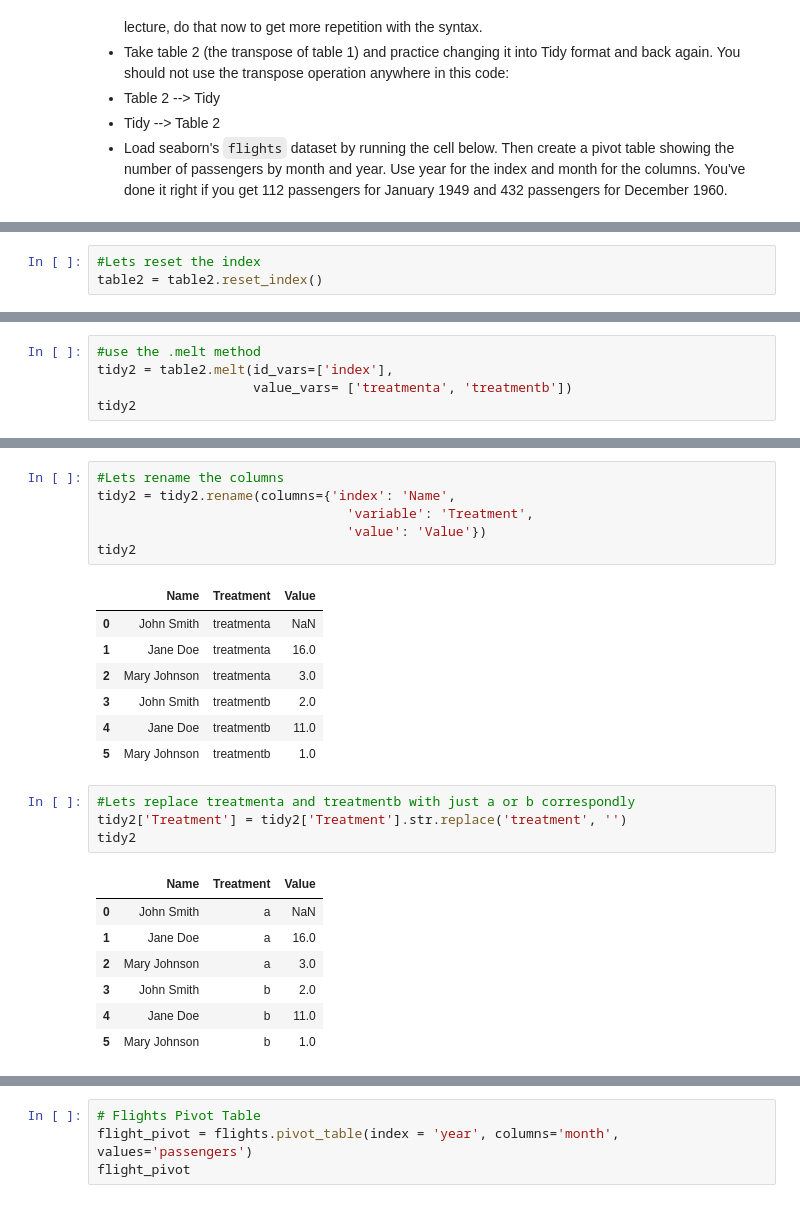
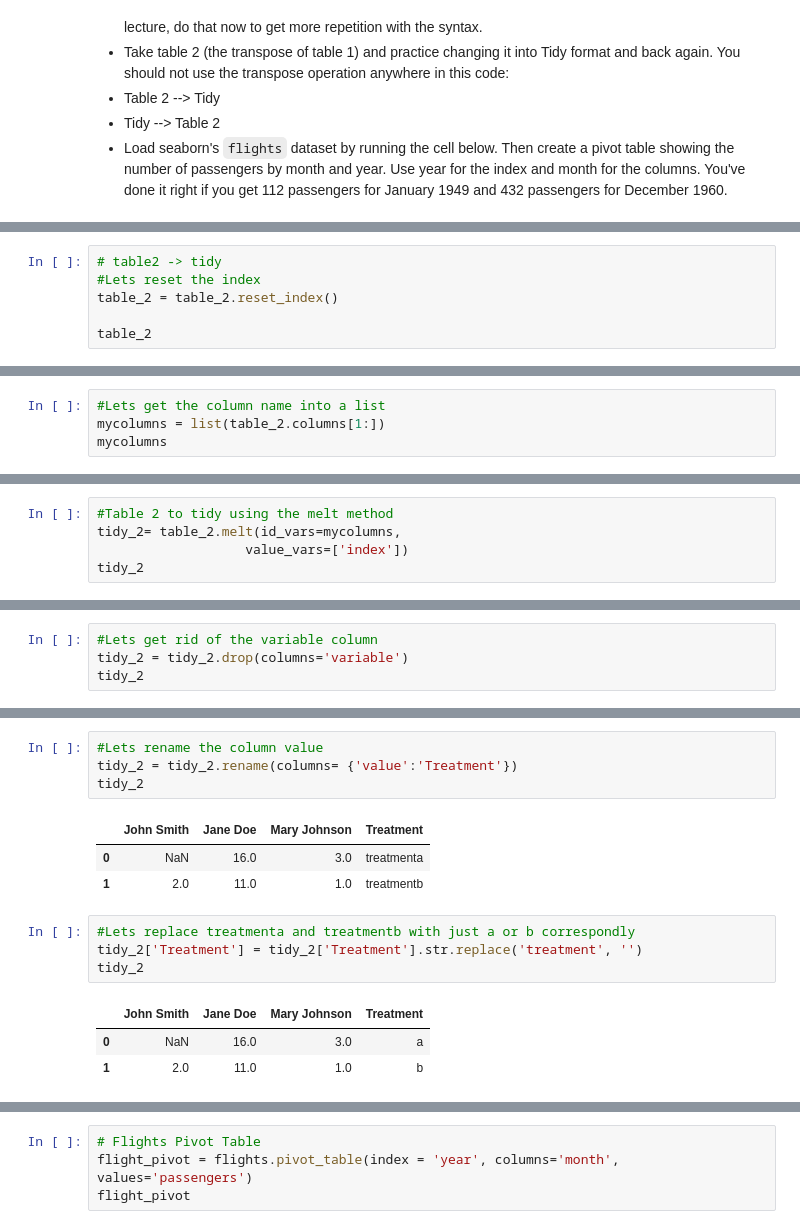
Before and after one commit to yestrella14/DS-Unit-1-Sprint-1-Data-Wrangling-and-Storytelling, a Jupyter notebook: LS_DS_113_Join_and_Reshape_Data_Assignment.ipynb, the cells around one changed output, grey strips where cells are left out. Saved outputs shown, nothing was run; the diff lists cells and outputs as text.

```diff
--- a/LS_DS_113_Join_and_Reshape_Data_Assignment.ipynb
+++ b/LS_DS_113_Join_and_Reshape_Data_Assignment.ipynb
@@ -299,3 +297,6 @@ table2
 # %%
+# table2 -> tidy
 #Lets reset the index
-table2 = table2.reset_index()
+table_2 = table_2.reset_index()
+
+table_2
@@ -309,0 +307,4 @@ table2
+# %%
+#Lets get the column name into a list
+mycolumns = list(table_2.columns[1:])
+mycolumns
@@ -310,6 +313,6 @@ table2
 # %%
-#use the .melt method
-tidy2 = table2.melt(id_vars=['index'],
-                    value_vars= ['treatmenta', 'treatmentb'])
-tidy2
+#Table 2 to tidy using the melt method
+tidy_2= table_2.melt(id_vars=mycolumns,
+                   value_vars=['index'])
+tidy_2
 # %% [output]
@@ -322,0 +322,4 @@ tidy2
+# %%
+#Lets get rid of the variable column
+tidy_2 = tidy_2.drop(columns='variable')
+tidy_2
@@ -323,28 +330,18 @@ tidy2
 # %%
-#Lets rename the columns
-tidy2 = tidy2.rename(columns={'index': 'Name',
-                                'variable': 'Treatment',
-                                'value': 'Value'})
-tidy2
+#Lets rename the column value
+tidy_2 = tidy_2.rename(columns= {'value':'Treatment'})
+tidy_2
 # %% [output]
-|  | Name | Treatment | Value |
-| 0 | John Smith | treatmenta | NaN |
-| 1 | Jane Doe | treatmenta | 16.0 |
-| 2 | Mary Johnson | treatmenta | 3.0 |
-| 3 | John Smith | treatmentb | 2.0 |
-| 4 | Jane Doe | treatmentb | 11.0 |
-| 5 | Mary Johnson | treatmentb | 1.0 |
+|  | John Smith | Jane Doe | Mary Johnson | Treatment |
+| 0 | NaN | 16.0 | 3.0 | treatmenta |
+| 1 | 2.0 | 11.0 | 1.0 | treatmentb |
 # %%
 #Lets replace treatmenta and treatmentb with just a or b correspondly
-tidy2['Treatment'] = tidy2['Treatment'].str.replace('treatment', '')
-tidy2
+tidy_2['Treatment'] = tidy_2['Treatment'].str.replace('treatment', '')
+tidy_2
 # %% [output]
-|  | Name | Treatment | Value |
-| 0 | John Smith | a | NaN |
-| 1 | Jane Doe | a | 16.0 |
-| 2 | Mary Johnson | a | 3.0 |
-| 3 | John Smith | b | 2.0 |
-| 4 | Jane Doe | b | 11.0 |
-| 5 | Mary Johnson | b | 1.0 |
+|  | John Smith | Jane Doe | Mary Johnson | Treatment |
+| 0 | NaN | 16.0 | 3.0 | a |
+| 1 | 2.0 | 11.0 | 1.0 | b |
 # %%
 # tidy -> table2
```
Also changed, not shown: parts of 28 cells of this notebook.
